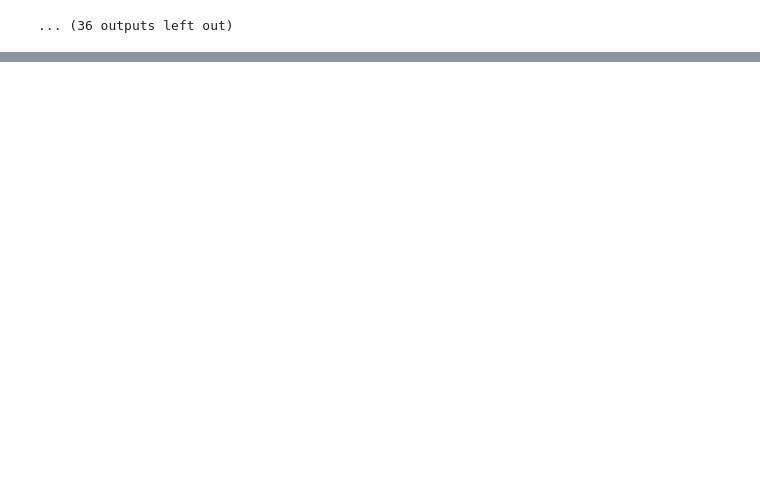
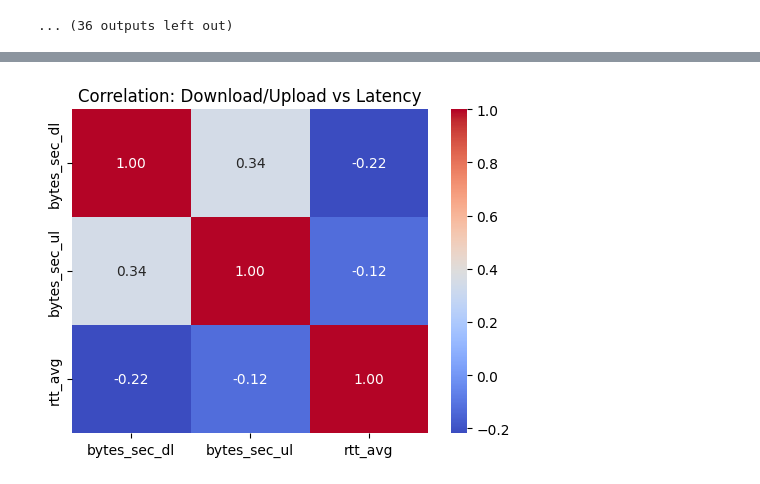
Before and after one commit to DataAthleteChamp/Analysis_of_Web-based_Systems, a Jupyter notebook: AWBS_Project1.ipynb, the cells around one changed output, grey strips where cells are left out. Saved outputs shown, nothing was run; the diff lists cells and outputs as text; code cells hidden in the pictures; blank space fills up the shorter version.

```diff
--- a/AWBS_Project1.ipynb
+++ b/AWBS_Project1.ipynb
@@ -264,0 +471,10 @@ None
+# %%
+# Keep one set of time features and rename for clarity
+merged = merged.drop(columns=['hour_y', 'day_of_week_y'])
+merged = merged.rename(columns={
+    'hour_x': 'hour',
+    'day_of_week_x': 'day_of_week'
+})
+
+print(f"✅ Final merged columns: {merged.columns.tolist()}")
+display(merged.head())
@@ -264,0 +507,16 @@ None
+# %%
+import seaborn as sns
+import matplotlib.pyplot as plt
+
+# Correlation between key performance metrics
+corr_cols = ['bytes_sec_dl', 'bytes_sec_ul', 'rtt_avg']
+corr_matrix = merged[corr_cols].corr()
+
+# Plot heatmap
+plt.figure(figsize=(5, 4))
+sns.heatmap(corr_matrix, annot=True, fmt=".2f", cmap="coolwarm")
+plt.title("Correlation: Download/Upload vs Latency")
+plt.tight_layout()
+plt.show()
+# %% [output]
+[figure, added]
```
Also changed, not shown: parts of 53 cells of this notebook.
